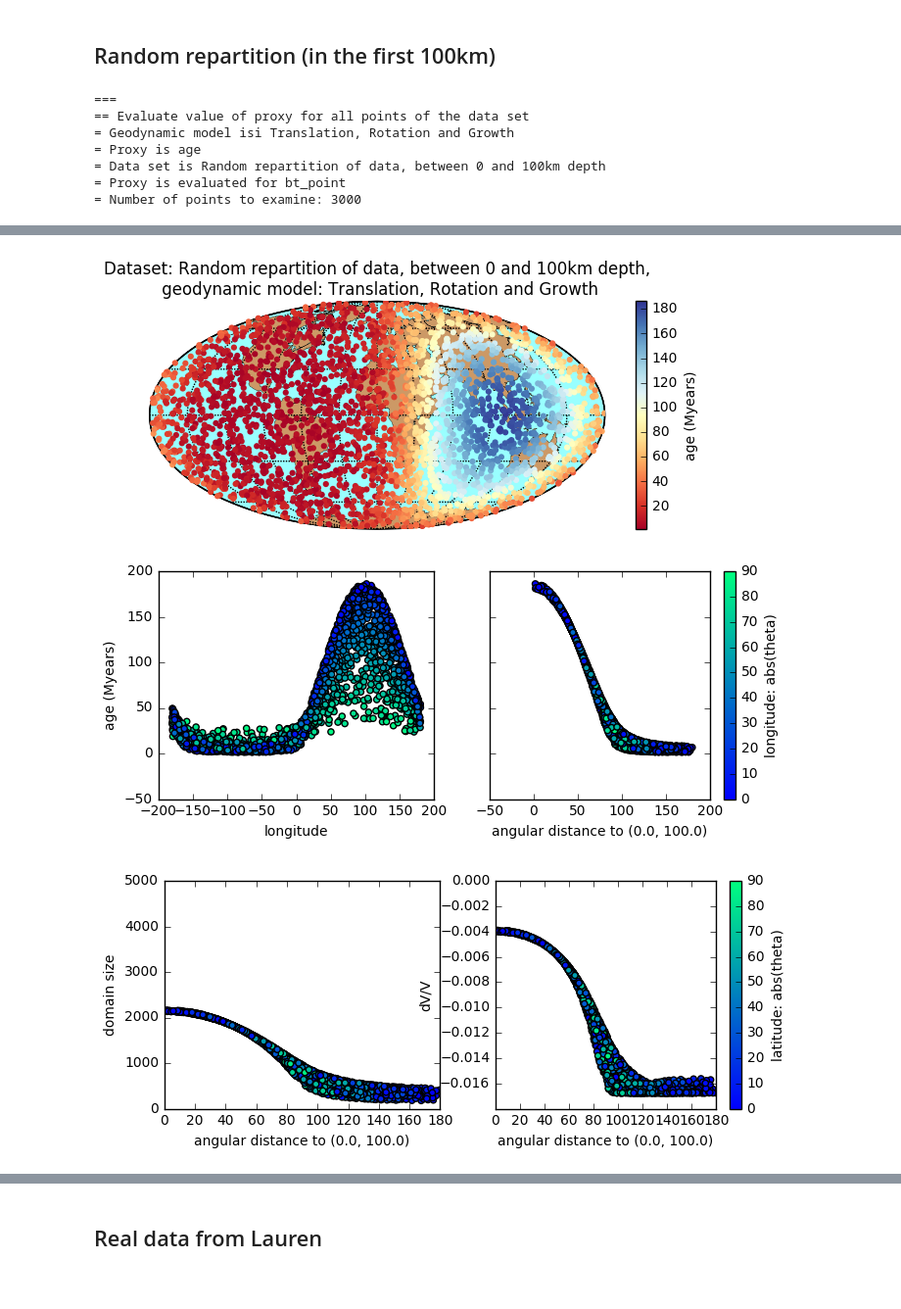
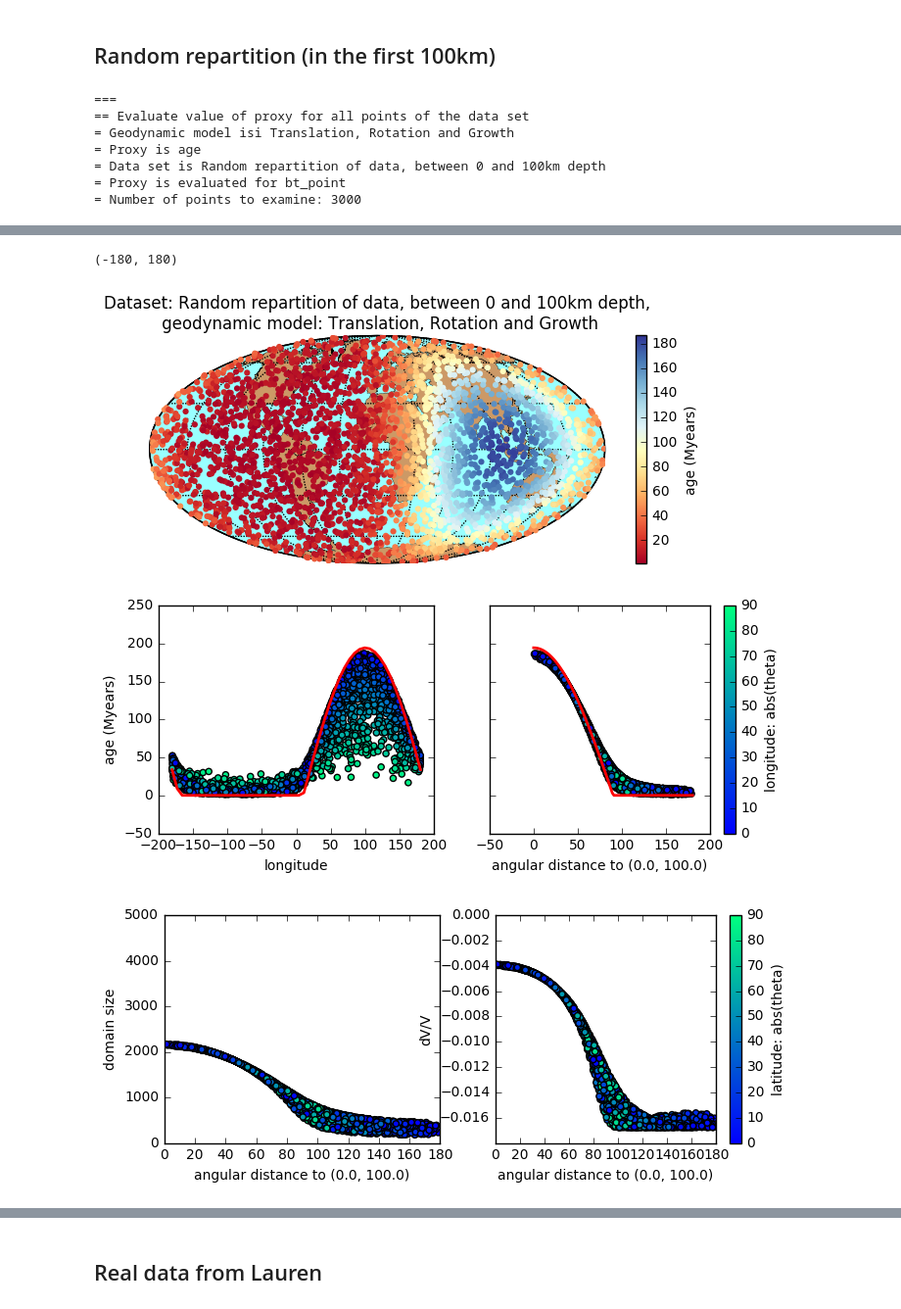
Before and after one commit to MarineLasbleis/GrowYourIC, a Jupyter notebook: FastTranslation.ipynb, the cells around one changed output, grey strips where cells are left out. Shown at 98% size. Saved outputs shown, nothing was run; the diff lists cells and outputs as text; code cells hidden in the pictures.

```diff
--- a/FastTranslation.ipynb
+++ b/FastTranslation.ipynb
@@ -97,20 +98,26 @@ sc = m.scatter(x, y, c=proxy_random, zorder=10, cmap=cm, edgecolors='none')
 plt.title("Dataset: {},\n geodynamic model: {}".format(data_set_random.name, geodynModel.name))
 cbar = plt.colorbar(sc)
 cbar.set_label("age (Myears)")
-fig.savefig('fast_translation_random_map.pdf', bbox_inches='tight')
+fig.savefig('figures/fast_translation_random_map.pdf', bbox_inches='tight')
 
 ## phi and distance plots
 fig, ax = plt.subplots(1,2, sharey=True)
 cm2 = plt.cm.get_cmap('winter')
 sc1 = ax[0].scatter(p, proxy_random, c=abs(t), cmap=cm2, vmin =-0, vmax =90)
+phi = np.linspace(-180,180, 50)
+analytic_equator = np.maximum(2*np.sin((phi-10)*np.pi/180.)*rICB_dim*1e3/translation_velocity_dim /(np.pi*1e7)/1e6,0.)
+ax[0].plot(phi,analytic_equator, 'r', linewidth=2)
 ax[0].set_xlabel("longitude")
 ax[0].set_ylabel("age (Myears)")
 sc2 = ax[1].scatter(dist, proxy_random, c=abs(t), cmap=cm2, vmin=-0, vmax =90)
 ax[1].set_xlabel("angular distance to ({}, {})".format(*velocity_center))
+phi = np.linspace(-90,90, 100)
+analytic_equator = np.maximum(2*np.sin((-phi)*np.pi/180.)*rICB_dim*1e3/translation_velocity_dim /(np.pi*1e7)/1e6,0.)
+ax[1].plot(phi+90,analytic_equator, 'r', linewidth=2)
 #fig.suptitle("Dataset: {},\n geodynamic model: {}".format(data_set_random.name, geodynModel.name))
 cbar = fig.colorbar(sc2)
 cbar.set_label("longitude: abs(theta)")
-fig.savefig('fast_translation_random_long_dist.pdf', bbox_inches='tight')
+fig.savefig('figures/fast_translation_random_long_dist.pdf', bbox_inches='tight')
 
 ## domain size and Vp
 geodynModel.proxy_type = "domain_size"
@@ -132,33 +139,49 @@ ax[1].set_ylabel("dV/V")
 ax[1].set_xlim([0,180])
 ax[1].set_ylim([-0.018, 0.000])
 #fig.suptitle("Dataset: {},\n geodynamic model: {}".format(data_set_random.name, geodynModel.name))
 cbar = fig.colorbar(sc2)
 cbar.set_label("latitude: abs(theta)")
+
+
+fig, ax = plt.subplots(4,1, sharex=True, sharey=True,figsize=(8, 8))
+cm = plt.cm.get_cmap('seismic')
+ax[0].scatter(p,rICB_dim*(1.-r), c=proxy_random, s=10,cmap=cm, linewidth=0.5)
+ax[0].scatter(p,rICB_dim*(1.-r), c=proxy_random, s=10,cmap=cm, linewidth=0.5)
+mask_south = t>10
+ax[1].scatter(np.ma.array(p,mask=mask_south),rICB_dim*(1.-r), c=proxy_random, s=10,cmap=cm, linewidth=0.5)
+mask_north = t<-10
+ax[2].scatter(np.ma.array(p,mask=mask_north),rICB_dim*(1.-r), c=proxy_random, s=10,cmap=cm, linewidth=0.5)
+mask_equator = np.ma.getmask(np.ma.masked_outside(t, -15,15))
+ax[3].scatter(np.ma.array(p,mask=mask_equator),rICB_dim*(1.-r), c=proxy_random, s=10,cmap=cm, linewidth=0.5)
+fig.gca().invert_yaxis()
+ax[0].set_xlim(-180,180)
+#fig.savefig("depth_fast-translation_random.pdf", bbox_inches='tight')
 # %% [output]
 ===
 == Evaluate value of proxy for all points of the data set
 = Geodynamic model isi Translation, Rotation and Growth
 = Proxy is age
 = Data set is Random repartition of data, between 0 and 100km depth
 = Proxy is evaluated for bt_point
 = Number of points to examine: 3000
 ===
 ===
 == Evaluate value of proxy for all points of the data set
 = Geodynamic model isi Translation, Rotation and Growth
 = Proxy is domain_size
 = Data set is Random repartition of data, between 0 and 100km depth
 = Proxy is evaluated for bt_point
 = Number of points to examine: 3000
 ===
 ===
 == Evaluate value of proxy for all points of the data set
 = Geodynamic model isi Translation, Rotation and Growth
 = Proxy is dV_V
 = Data set is Random repartition of data, between 0 and 100km depth
 = Proxy is evaluated for bt_point
 = Number of points to examine: 3000
 ===
+(-180, 180)
-[figure, old version]
+[figure, new version]
-[figure, old version]
+[figure, new version]
-[figure, old version]
+[figure, new version]
```
Also changed, not shown: parts of 12 cells of this notebook, 8 other files.
